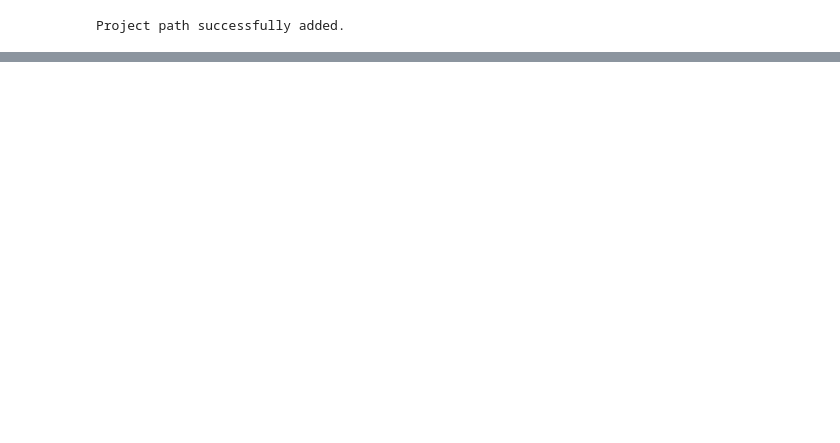
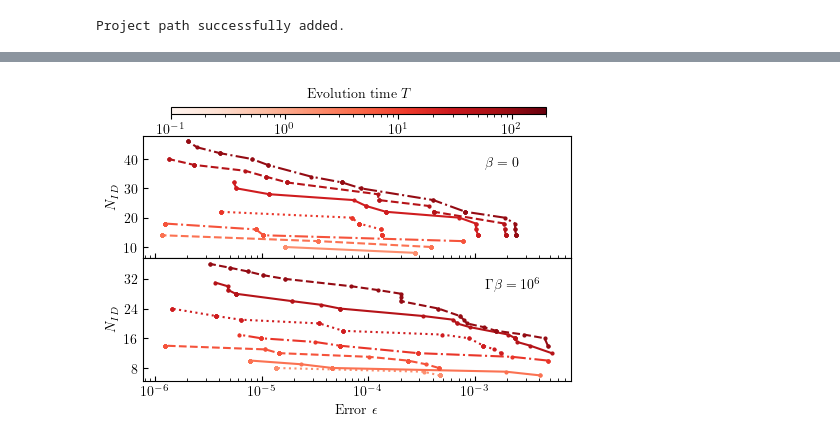
Before and after one commit to jthoenniss/RealTimeID, a Jupyter notebook: notebooks/paper.ipynb, the cells around one changed output, grey strips where cells are left out. Drawn from its saved outputs; the diff is of its cells as text; code cells hidden in the pictures; blank space fills up the shorter version.

Commit message:
updated plot script

```diff
--- a/notebooks/paper.ipynb
+++ b/notebooks/paper.ipynb
@@ -18,0 +63,86 @@ Project path successfully added.
+# %%
+# Set global fontsize using rcParams
+#Set plot parameters
+plt.rcParams.update({"text.usetex": True, "font.family": "serif", "font.size": 10})
+from itertools import cycle
+cmap_reds = plt.get_cmap("Reds")
+norm_times = mcolors.LogNorm(vmin=0.1*np.min(t_data[t_data > 0]), vmax=2*np.max(t_data))
+fig, axs = plt.subplots(2, 1, figsize=(5, 3.5), sharex=True)
+
+# Collect handles and labels for the legend
+handles_AAA = []
+labels_AAA = []
+
+linestyles = generate_linestyles_cycler(kernel_dims_AAA_sc[1])
+linecycler = cycle(linestyles)
+
+for b in range(kernel_dims_AAA_sc[2]):
+    for tau in np.arange(kernel_dims_AAA_sc[1]-1,0,-2)[::-1]:
+        linestyle = next(linecycler)
+        err_AAA_sc = []
+        nbr_poles_sc = []
+
+        for tol_iter in range(len(tol_vals_sc[:, tau, b])):
+            err_AAA_sc.append(errors_AAA_sc[tol_iter, tau, b])
+            nbr_poles_sc.append(AAA_ID_rank_particle[tol_iter, tau, b] + AAA_ID_rank_holes[tol_iter, tau, b])
+
+
+        mask = np.array(err_AAA_sc) > 1.1e-6
+
+        line_AAA, = axs[b].plot(np.array(err_AAA_sc)[mask], np.array(nbr_poles_sc)[mask], marker="o", linestyle=linestyle, markersize=2,
+                                color=cmap_reds(norm_times(t_data[tau])), label=r'$t = {}$'.format(round(t_data[tau], 2)))
+
+
+        if line_AAA.get_label() not in labels_AAA:
+            handles_AAA.append(line_AAA)
+            labels_AAA.append(line_AAA.get_label())
+
+
+    axs[b].set_xlabel("Error "+ r"$\epsilon$")
+    axs[b].set_ylabel(r"$N_{ID}$")
+    axs[b].set_xscale("log")
+
+
+#for text inset, choose background color white
+axs[0].text(0.8, 0.75, r"$\beta = 0$", transform=axs[0].transAxes, backgroundcolor='white')
+axs[1].text(0.8, 0.75, r"$  \Gamma\beta = 10^6$", transform=axs[1].transAxes, backgroundcolor='white')
+
+# Add a single legend above the entire figure
+from matplotlib.legend import Legend
+
+# Adjust layout to make space for the legends
+plt.tight_layout(rect=[0, 0, 1, 0.9])
+
+# Create custom legends
+#legend = Legend(fig, handles_AAA, labels_AAA, loc='upper center', ncol=len(t_data), fontsize='small', title="AAA (Red Curves)")
+# Add the legends manually
+#fig.add_artist(legend)
+#legend.set_bbox_to_anchor((0.5, .95))
+
+
+# Add a colorbar for the reds above the figure
+cax_reds = fig.add_axes([0.17, 0.92, 0.75, 0.02])
+sm_reds = cm.ScalarMappable(cmap=cmap_reds, norm=norm_times)
+sm_reds.set_array([])
+cbar_reds = fig.colorbar(sm_reds, cax=cax_reds, orientation='horizontal')
+cbar_reds.set_label("Evolution time " + r'$T$', labelpad=-35, fontsize='medium')
+
+#move all ticks into plot area:
+for ax in axs.flat:
+    ax.xaxis.set_tick_params(which='both', direction='in')
+    ax.yaxis.set_tick_params(which='both', direction='in')
+    # Ensure y-axis ticks are integers
+    from matplotlib.ticker import MaxNLocator
+    ax.yaxis.set_major_locator(MaxNLocator(integer=True))
+
+#limit the number of bins in the y axis to 5
+for ax in axs.flat:
+    ax.yaxis.set_major_locator(plt.MaxNLocator(5))
+
+#move lower plots closer to upper plots
+fig.subplots_adjust(hspace=0.0, wspace=0.0)
+
+#save figure as pdf
+fig.savefig("../plots/paper/AAA_semicircle_smoothening20.pdf", bbox_inches='tight')
+# %% [output]
+[figure, added]
```
Also changed, not shown: parts of 25 cells of this notebook.
